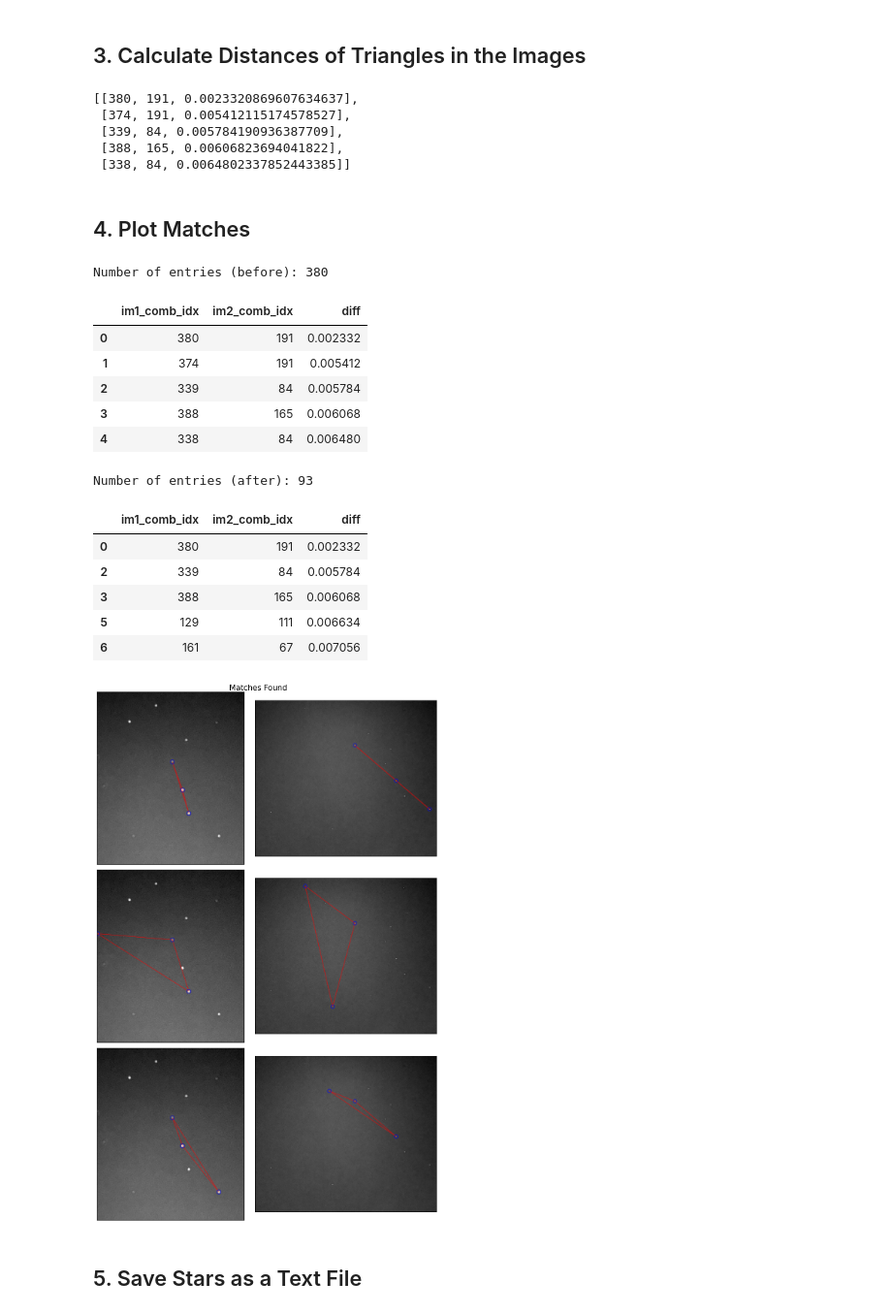
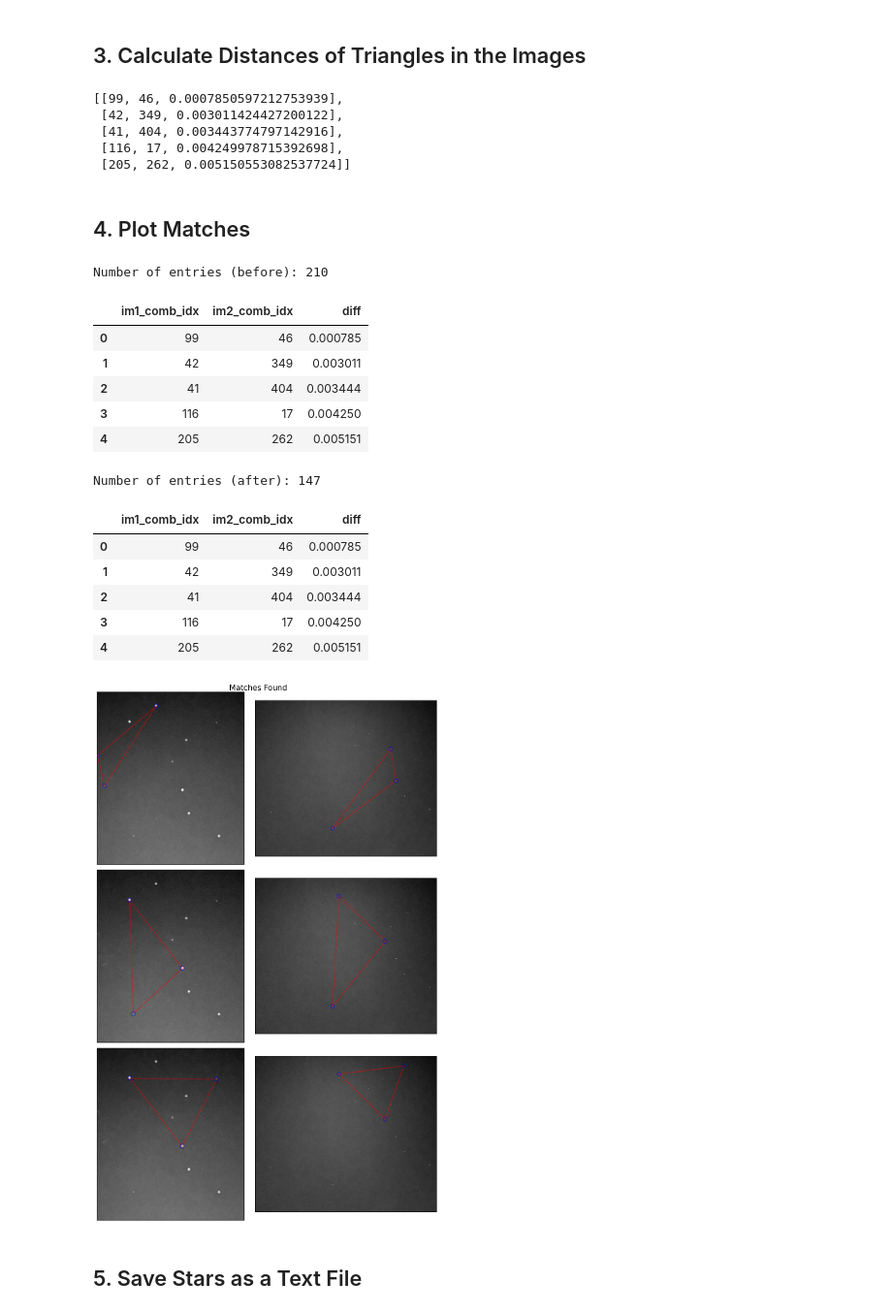
Before and after one commit to Jon400/New_Space_Ex1, a Jupyter notebook: Stars.ipynb, the cells around one changed output. Shown at 97% size. Saved outputs shown, nothing was run; the diff lists cells and outputs as text; code cells hidden in the pictures.

Commit message:
Use blob_log for stars

```diff
--- a/Stars.ipynb
+++ b/Stars.ipynb
@@ -106,0 +111,21 @@ print_data(im2_stars)
+# %%
+def find_stars_blob(img):
+    mean, median, std = sigma_clipped_stats(img, sigma=3)
+    threshold = 0.5 * std
+    stars = blob_log(img, threshold=threshold)
+    stars[:, 2] = stars[:, 2] * math.sqrt(2)  # The radius of each blob is approximately sqrt(2) * sigma
+    brightness = []
+    for y, x in stars[:, :2]:
+        x, y = round(x), round(y)
+        brightness.append(img[y, x])
+    dataframe = pd.DataFrame(stars, columns=['ycentroid', 'xcentroid', 'radius'])
+    dataframe['brightness'] = brightness
+    return dataframe
+
+
+def print_stats(stars):
+    print(stars)
+    print(f"Number of stars found: {len(stars)}")
+# %%
+im1_stars = find_stars_blob(im1)
+print_stats(im1_stars)
@@ -106,0 +147,3 @@ print_data(im2_stars)
+# %%
+im2_stars = find_stars_blob(im2)
+print_stats(im2_stars)
@@ -190,11 +251,11 @@ for i, im1_tri in enumerate(im1_triangles):
 sums = sorted(sums, key=lambda item: item[2])  # sort from lowest to highest error
 sums[:5]
 # %% [output]
-[[380, 191, 0.0023320869607634637],
- [374, 191, 0.005412115174578527],
- [339, 84, 0.005784190936387709],
- [388, 165, 0.00606823694041822],
- [338, 84, 0.0064802337852443385]]
+[[99, 46, 0.0007850597212753939],
+ [42, 349, 0.003011424427200122],
+ [41, 404, 0.003443774797142916],
+ [116, 17, 0.004249978715392698],
+ [205, 262, 0.005150553082537724]]
 # %% [markdown]
 ## 4. Plot Matches
 # %%
@@ -204,13 +265,13 @@ df[col_names[:2]] = df[col_names[:2]].astype(int)
 print(f"Number of entries (before): {df.shape[0]}")
 df.head()
 # %% [output]
-Number of entries (before): 380
+Number of entries (before): 210
 |  | im1_comb_idx | im2_comb_idx | diff |
-| 0 | 380 | 191 | 0.002332 |
-| 1 | 374 | 191 | 0.005412 |
-| 2 | 339 | 84 | 0.005784 |
-| 3 | 388 | 165 | 0.006068 |
-| 4 | 338 | 84 | 0.006480 |
+| 0 | 99 | 46 | 0.000785 |
+| 1 | 42 | 349 | 0.003011 |
+| 2 | 41 | 404 | 0.003444 |
+| 3 | 116 | 17 | 0.004250 |
+| 4 | 205 | 262 | 0.005151 |
 # %%
 """
 There are no duplicates in the first column since only one matching
@@ -221,13 +282,13 @@ df.drop_duplicates(subset=col_names[1], keep='first', inplace=True)
 print(f"Number of entries (after): {df.shape[0]}")
 df.head()
 # %% [output]
-Number of entries (after): 93
+Number of entries (after): 147
 |  | im1_comb_idx | im2_comb_idx | diff |
-| 0 | 380 | 191 | 0.002332 |
-| 2 | 339 | 84 | 0.005784 |
-| 3 | 388 | 165 | 0.006068 |
-| 5 | 129 | 111 | 0.006634 |
-| 6 | 161 | 67 | 0.007056 |
+| 0 | 99 | 46 | 0.000785 |
+| 1 | 42 | 349 | 0.003011 |
+| 2 | 41 | 404 | 0.003444 |
+| 3 | 116 | 17 | 0.004250 |
+| 4 | 205 | 262 | 0.005151 |
 # %%
 # take only best points!
 reduced_sums = df.to_numpy().tolist()
@@ -271,32 +332,36 @@ def plot_multiple(n_columns, im1_pts, im2_pts):
 
     ax[row, 1].imshow(im2, cmap='gray')
     im2_aper.plot(ax=ax[row, 1], color='blue', lw=1.5, alpha=0.5)
+# %%
+def get_matched_points_coordinates(sums_lst, row_num):
+    curr_tri = sums_lst[row_num]
+    im1_idx, im2_idx, _ = curr_tri
+    im1_idx, im2_idx = round(im1_idx), round(im2_idx)
+    im1_comb, im2_comb = im1_combinations[im1_idx], im2_combinations[im2_idx]
+    im1_matches, im2_matches = [], []
+    for i, j in zip(im1_comb, im2_comb):  # get point coordinates
+        im1_matches.append(im1_positions[i])
+        im2_matches.append(im2_positions[j])
+    return im1_matches, im2_matches
 # %%
 n_rows = 3
 n_cols = 2
 fig, ax = plt.subplots(nrows=n_rows, ncols=n_cols, figsize=(10, 5 * n_rows))
 fig.suptitle("Matches Found", size=15)
 
 for row in range(n_rows):
-    curr_tri = reduced_sums[row]
-    im1_idx, im2_idx, _ = curr_tri
-    im1_idx, im2_idx = round(im1_idx), round(im2_idx)
-    im1_comb, im2_comb = im1_combinations[im1_idx], im2_combinations[im2_idx]
-    im1_match_pts, im2_match_pts = [], []
-    for i, j in zip(im1_comb, im2_comb):  # get point coordinates
-        im1_match_pts.append(im1_positions[i])
-        im2_match_pts.append(im2_positions[j])
+    im1_match_pts, im2_match_pts = get_matched_points_coordinates(reduced_sums, row)
 
     if n_rows == 1:
         plot_single(n_cols, im1_match_pts, im2_match_pts)
 
     else:
         plot_multiple(n_cols, im1_match_pts, im2_match_pts)
 
 plt.tight_layout()
 plt.show()
 # %% [output]
-[figure, old version]
+[figure, new version]
 # %% [markdown]
 ## 5. Save Stars as a Text File
 # %%
```
Also changed, not shown: parts of 11 cells of this notebook.
